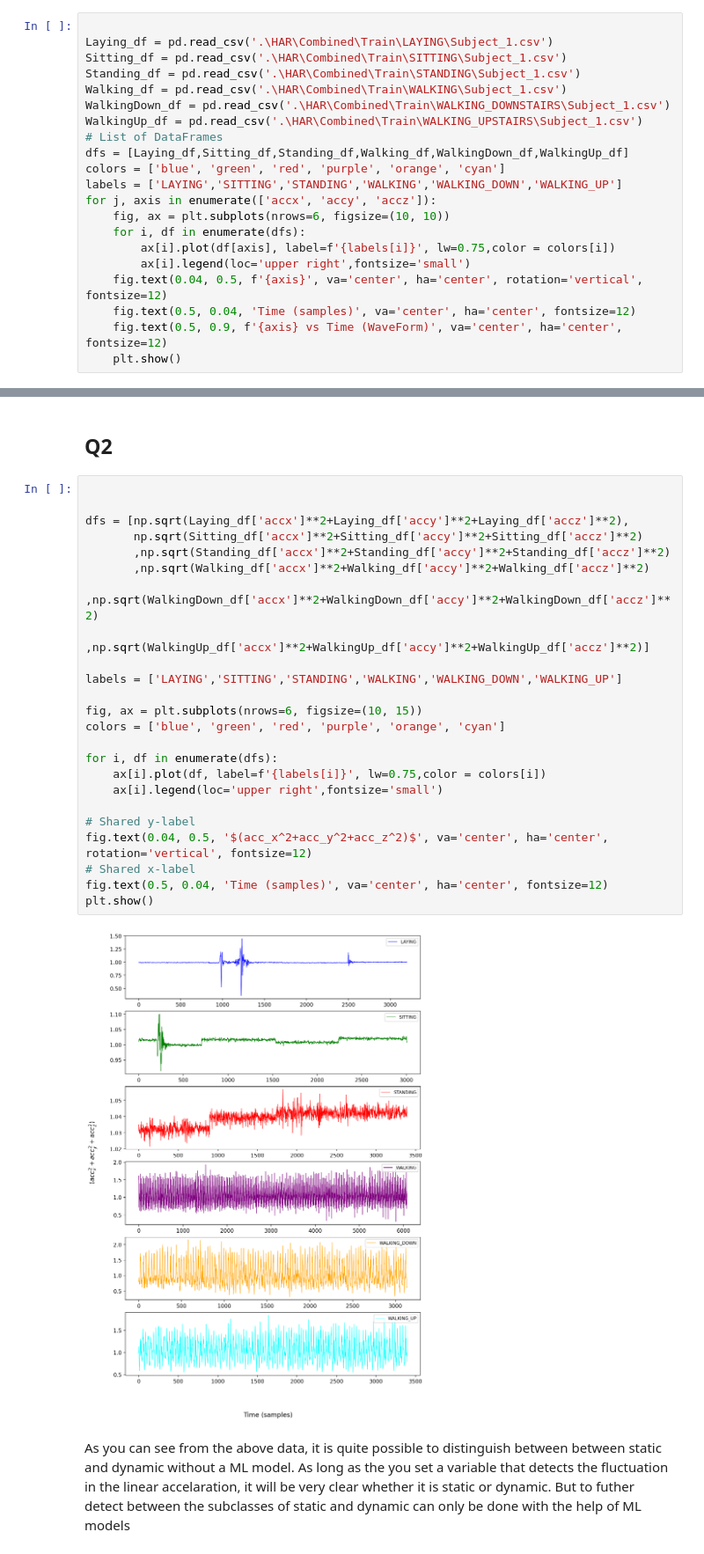
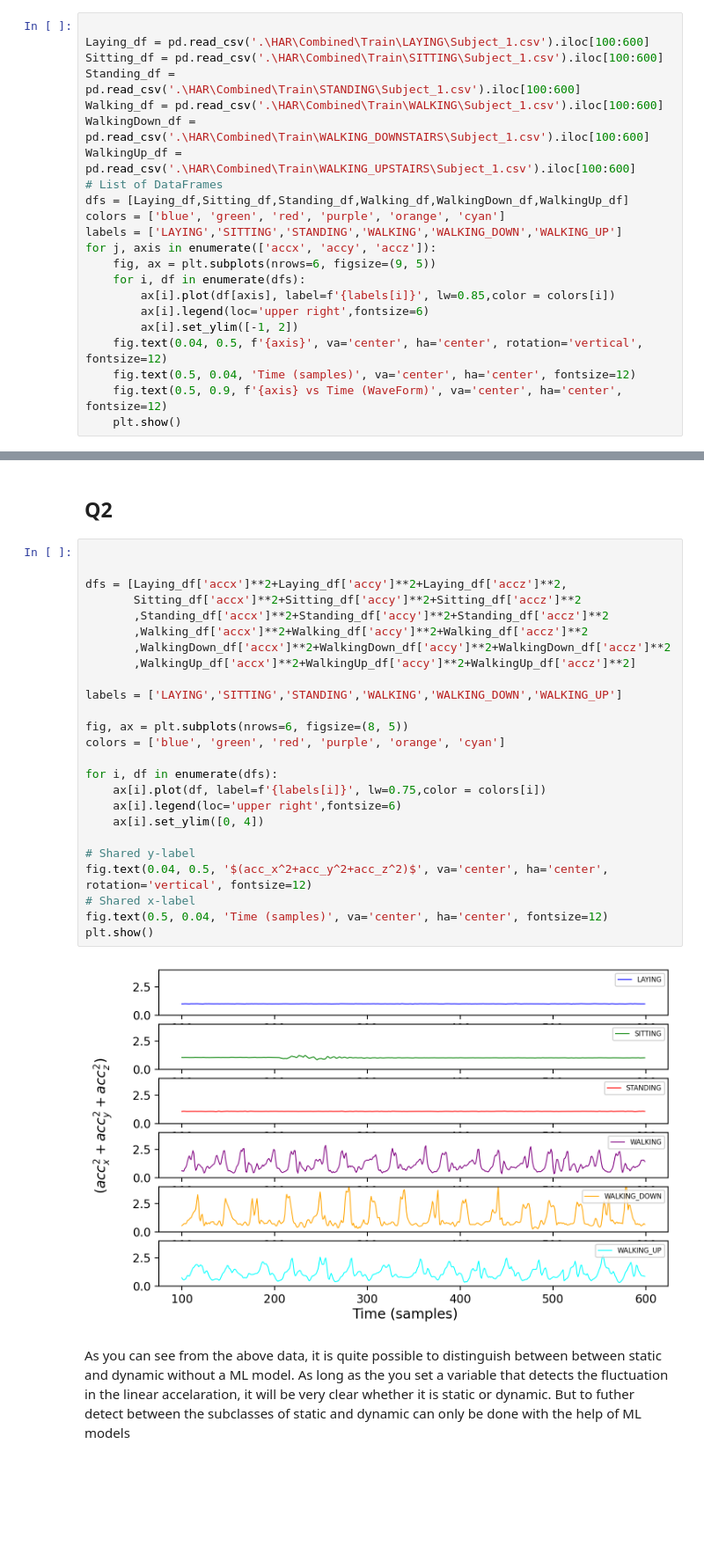
Before and after one commit to shadowscythe03/es335-24-fall-assignment-1, a Jupyter notebook: Task_1.ipynb, the cells around one changed output, grey strips where cells are left out. Shown: that part at 88% size. Saved outputs shown, nothing was run; the diff lists cells and outputs as text; blank space fills up the shorter version.

```diff
--- a/Task_1.ipynb
+++ b/Task_1.ipynb
@@ -14,21 +14,22 @@ from sklearn.feature_selection import VarianceThreshold
 ## Q1
 # %%
 
-Laying_df = pd.read_csv('.\HAR\Combined\Train\LAYING\Subject_1.csv')
-Sitting_df = pd.read_csv('.\HAR\Combined\Train\SITTING\Subject_1.csv')
-Standing_df = pd.read_csv('.\HAR\Combined\Train\STANDING\Subject_1.csv')
-Walking_df = pd.read_csv('.\HAR\Combined\Train\WALKING\Subject_1.csv')
-WalkingDown_df = pd.read_csv('.\HAR\Combined\Train\WALKING_DOWNSTAIRS\Subject_1.csv')
-WalkingUp_df = pd.read_csv('.\HAR\Combined\Train\WALKING_UPSTAIRS\Subject_1.csv')
+Laying_df = pd.read_csv('.\HAR\Combined\Train\LAYING\Subject_1.csv').iloc[100:600]
+Sitting_df = pd.read_csv('.\HAR\Combined\Train\SITTING\Subject_1.csv').iloc[100:600]
+Standing_df = pd.read_csv('.\HAR\Combined\Train\STANDING\Subject_1.csv').iloc[100:600]
+Walking_df = pd.read_csv('.\HAR\Combined\Train\WALKING\Subject_1.csv').iloc[100:600]
+WalkingDown_df = pd.read_csv('.\HAR\Combined\Train\WALKING_DOWNSTAIRS\Subject_1.csv').iloc[100:600]
+WalkingUp_df = pd.read_csv('.\HAR\Combined\Train\WALKING_UPSTAIRS\Subject_1.csv').iloc[100:600]
 # List of DataFrames
 dfs = [Laying_df,Sitting_df,Standing_df,Walking_df,WalkingDown_df,WalkingUp_df]
 colors = ['blue', 'green', 'red', 'purple', 'orange', 'cyan']
 labels = ['LAYING','SITTING','STANDING','WALKING','WALKING_DOWN','WALKING_UP']
 for j, axis in enumerate(['accx', 'accy', 'accz']):
-    fig, ax = plt.subplots(nrows=6, figsize=(10, 10))
+    fig, ax = plt.subplots(nrows=6, figsize=(9, 5))
     for i, df in enumerate(dfs):
-        ax[i].plot(df[axis], label=f'{labels[i]}', lw=0.75,color = colors[i])
-        ax[i].legend(loc='upper right',fontsize='small')
+        ax[i].plot(df[axis], label=f'{labels[i]}', lw=0.85,color = colors[i])
+        ax[i].legend(loc='upper right',fontsize=6)
+        ax[i].set_ylim([-1, 2])
     fig.text(0.04, 0.5, f'{axis}', va='center', ha='center', rotation='vertical', fontsize=12)
     fig.text(0.5, 0.04, 'Time (samples)', va='center', ha='center', fontsize=12)
     fig.text(0.5, 0.9, f'{axis} vs Time (WaveForm)', va='center', ha='center', fontsize=12)
@@ -47,29 +48,30 @@ Though depending on our model parameters and settings, it might be a little diff
 # %%
 
 
-dfs = [np.sqrt(Laying_df['accx']**2+Laying_df['accy']**2+Laying_df['accz']**2),
-       np.sqrt(Sitting_df['accx']**2+Sitting_df['accy']**2+Sitting_df['accz']**2)
-       ,np.sqrt(Standing_df['accx']**2+Standing_df['accy']**2+Standing_df['accz']**2)
-       ,np.sqrt(Walking_df['accx']**2+Walking_df['accy']**2+Walking_df['accz']**2)
-       ,np.sqrt(WalkingDown_df['accx']**2+WalkingDown_df['accy']**2+WalkingDown_df['accz']**2)
-       ,np.sqrt(WalkingUp_df['accx']**2+WalkingUp_df['accy']**2+WalkingUp_df['accz']**2)]
+dfs = [Laying_df['accx']**2+Laying_df['accy']**2+Laying_df['accz']**2,
+       Sitting_df['accx']**2+Sitting_df['accy']**2+Sitting_df['accz']**2
+       ,Standing_df['accx']**2+Standing_df['accy']**2+Standing_df['accz']**2
+       ,Walking_df['accx']**2+Walking_df['accy']**2+Walking_df['accz']**2
+       ,WalkingDown_df['accx']**2+WalkingDown_df['accy']**2+WalkingDown_df['accz']**2
+       ,WalkingUp_df['accx']**2+WalkingUp_df['accy']**2+WalkingUp_df['accz']**2]
 
 labels = ['LAYING','SITTING','STANDING','WALKING','WALKING_DOWN','WALKING_UP']
 
-fig, ax = plt.subplots(nrows=6, figsize=(10, 15))
+fig, ax = plt.subplots(nrows=6, figsize=(8, 5))
 colors = ['blue', 'green', 'red', 'purple', 'orange', 'cyan']
 
 for i, df in enumerate(dfs):
     ax[i].plot(df, label=f'{labels[i]}', lw=0.75,color = colors[i])
-    ax[i].legend(loc='upper right',fontsize='small')
+    ax[i].legend(loc='upper right',fontsize=6)
+    ax[i].set_ylim([0, 4])
 
 # Shared y-label
 fig.text(0.04, 0.5, '$(acc_x^2+acc_y^2+acc_z^2)$', va='center', ha='center', rotation='vertical', fontsize=12)
 # Shared x-label
 fig.text(0.5, 0.04, 'Time (samples)', va='center', ha='center', fontsize=12)
 plt.show()
 # %% [output]
-[figure, old version]
+[figure, new version]
 # %% [markdown]
 As you can see from the above data, it is quite possible to distinguish between between static and dynamic without a ML model. As long as the you set a variable that detects the fluctuation in the linear accelaration, it will be very clear whether it is static or dynamic. But to futher detect between the subclasses of static and dynamic can only be done with the help of ML models
 # %% [markdown]
```
Also changed, not shown: parts of 5 cells of this notebook.
